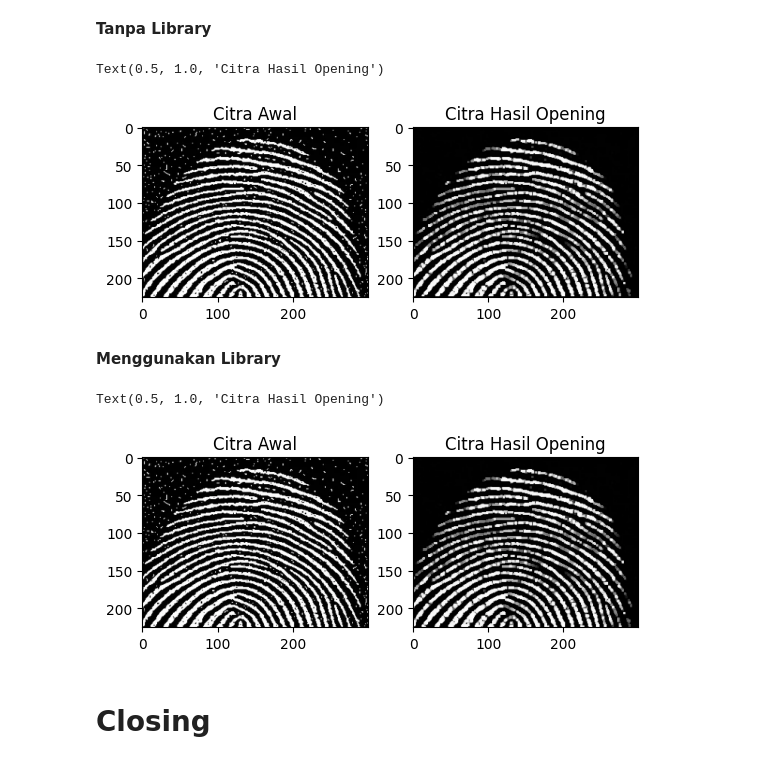
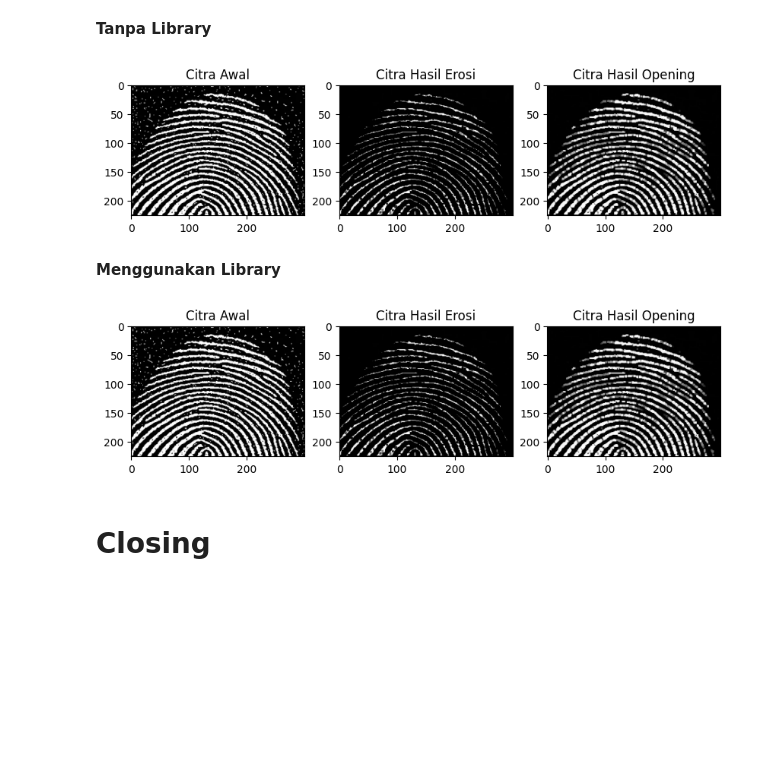
Before and after one commit to K2FA/PCVK_Genap_2021, a Jupyter notebook: Week9.ipynb, the cells around one changed output. Cells and saved outputs as stored; diff of their text form; code cells hidden in the pictures; blank space fills up the shorter version.

```diff
--- a/Week9.ipynb
+++ b/Week9.ipynb
@@ -122,39 +122,46 @@ Text(0.5, 1.0, 'Citra Hasil Erosi')
 # Function Dilasi Square
 def func_dilasi_square (img, w):
   m, n = img.shape
 
   imgDilasi= np.zeros((m, n), dtype=np.uint8)
 
   kernel = np.ones((w,w),dtype=np.uint8)
   constant = (w-1) // 2
 
   for i in range(constant, m-constant):
       for j in range(constant, n-constant):
           temp = img[i-constant:i+constant+1, j-constant:j+constant+1]
           product = temp * kernel
           imgDilasi[i,j] = np.max(product)
 
   return imgDilasi
 
 # read IMG
 fingerprint = cv.imread('/content/drive/MyDrive/PCVK/09/fingerprint.png',0)
 
 # kernel
 l = 3
 
 # operasi erosi
 opening_erosi = func_erosi(fingerprint, l)
 
 # operasi dilasi
 opening_dilasi = func_dilasi_square(opening_erosi,l)
 
-plt.subplot(121),plt.imshow(fingerprint, cmap = 'gray')
-plt.title('Citra Awal')
-plt.subplot(122),plt.imshow(opening_dilasi, cmap = 'gray')
-plt.title('Citra Hasil Opening')
+# Membuat Figure
+fig ,axs = plt.subplots(1,3,figsize=(10,10))
+
+axs[0].imshow(fingerprint, cmap = 'gray')
+axs[0].set_title('Citra Awal')
+
+axs[1].imshow(opening_erosi,cmap = 'gray')
+axs[1].set_title('Citra Hasil Erosi')
+
+axs[2].imshow(opening_dilasi, cmap='gray')
+axs[2].set_title('Citra Hasil Opening')
+plt.show()
 # %% [output]
-Text(0.5, 1.0, 'Citra Hasil Opening')
-[figure, old version]
+[figure, new version]
 # %% [markdown]
 **Menggunakan Library**
 # %%
@@ -167,13 +174,20 @@ kernel3 = np.ones((3,3),dtype=np.uint8)
 # library for opening using openCV
 opening1 = cv.morphologyEx(fingerprint2, cv.MORPH_OPEN,kernel3)
 
-plt.subplot(121),plt.imshow(fingerprint2, cmap = 'gray')
-plt.title('Citra Awal')
-plt.subplot(122),plt.imshow(opening1, cmap = 'gray')
-plt.title('Citra Hasil Opening')
+# Membuat Figure
+fig ,axs = plt.subplots(1,3,figsize=(10,10))
+
+axs[0].imshow(fingerprint, cmap = 'gray')
+axs[0].set_title('Citra Awal')
+
+axs[1].imshow(opening_erosi,cmap = 'gray')
+axs[1].set_title('Citra Hasil Erosi')
+
+axs[2].imshow(opening1, cmap='gray')
+axs[2].set_title('Citra Hasil Opening')
+plt.show()
 # %% [output]
-Text(0.5, 1.0, 'Citra Hasil Opening')
-[figure, old version]
+[figure, new version]
 # %% [markdown]
 # Closing
 # %% [markdown]
```
Also changed, not shown: parts of 10 cells of this notebook.
